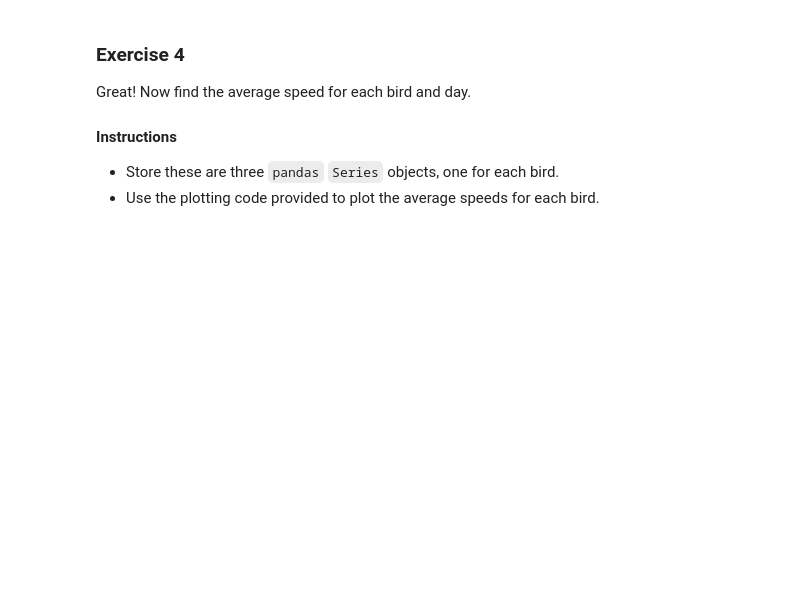
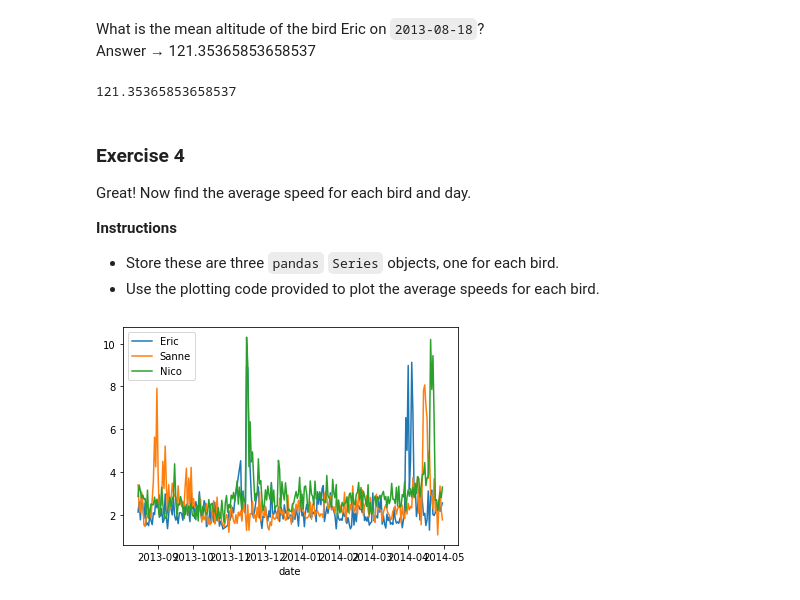
Before and after one commit to menobleknight/using-python-for-research, a Jupyter notebook: week-4-part-2/week-4-part-2-homework.ipynb, the cells around one changed output. Drawn from its saved outputs; the diff is of its cells as text; code cells hidden in the pictures; blank space fills up the shorter version.

```diff
--- a/week-4-part-2/week-4-part-2-homework.ipynb
+++ b/week-4-part-2/week-4-part-2-homework.ipynb
@@ -8,5 +8,5 @@ In this case study, we will continue taking a look at patterns of flight for eac
 # DO NOT EDIT THIS CODE
 import pandas as pd
 import numpy as np
-birddata = pd.read_csv("https://raw.githubusercontent.com/menobleknight/using-python-for-research/main/week-4-part-2/bird-tracking.csv", index_col=0)
-birddata.head()
+bird_data = pd.read_csv("https://raw.githubusercontent.com/er-knight/using-python-for-research/main/week-4-part-2/bird-tracking.csv", index_col=0)
+bird_data.head()
@@ -37,14 +52,15 @@ In this exercise, we will group the flight times by date and calculate the mean
 - Convert `birddata.date_time` to the `pd.datetime` format, and store as `birddata["date"]`.
 - Fill in the code to find the mean altitudes for each day.
 # %%
-# Convert birddata.date_time to the `pd.datetime` format.
-birddata.date_time =
+# Convert bird_data.date_time to the `pd.datetime` format.
+bird_data.date_time = pd.to_datetime(bird_data.date_time)
 
 # Create a new column of day of observation
-birddata["date"] =
+bird_data["date"] = bird_data.date_time.dt.date
 
 # Use `groupby()` to group the data by date.
-grouped_bydates =
+grouped_bydates = bird_data.groupby("date")
 
 # Find the mean `altitude` for each date.
-mean_altitudes_perday =
+mean_altitudes_perday = grouped_bydates.altitude.mean()
+mean_altitudes_perday.head()
@@ -57,7 +88,8 @@ In this exercise, we will group the flight times by both bird and date, and calc
 - `birddata` already contains the `date` column. To find the average speed for each bird and day, create a new grouped dataframe called `grouped_birdday` that groups the data by both `bird_name` and date.
 # %%
 # Use `groupby()` to group the data by bird and date.
-grouped_birdday =
+grouped_birdday = bird_data.groupby(["bird_name", "date"])
 
 # Find the mean `altitude` for each bird and date.
-mean_altitudes_perday =
+mean_altitudes_perday = grouped_birdday.altitude.mean()
+mean_altitudes_perday.head()
@@ -64,21 +104,30 @@ mean_altitudes_perday =
+# %% [markdown]
+What is the mean altitude of the bird Eric on `2013-08-18`?
+Answer &rarr; 121.35365853658537
+# %%
+mean_altitudes_perday["Eric"][datetime.date(2013, 8, 18)]
+# %% [output]
+121.35365853658537
 # %% [markdown]
-### Exercise 4
+### **Exercise 4**
 
 Great! Now find the average speed for each bird and day.
 
-#### Instructions
+**Instructions**
 
 - Store these are three `pandas` `Series` objects, one for each bird.
 - Use the plotting code provided to plot the average speeds for each bird.
 # %%
 import matplotlib.pyplot as plt
 
-eric_daily_speed  = # Enter your code here.
-sanne_daily_speed = # Enter your code here.
-nico_daily_speed  = # Enter your code here.
+eric_daily_speed  = grouped_birdday.speed_2d.mean()["Eric"]
+sanne_daily_speed = grouped_birdday.speed_2d.mean()["Sanne"]
+nico_daily_speed  = grouped_birdday.speed_2d.mean()["Nico"]
 
 eric_daily_speed.plot(label="Eric")
 sanne_daily_speed.plot(label="Sanne")
 nico_daily_speed.plot(label="Nico")
 plt.legend(loc="upper left")
 plt.show()
+# %% [output]
+[figure, added]
```
Also changed, not shown: parts of 11 cells of this notebook.
